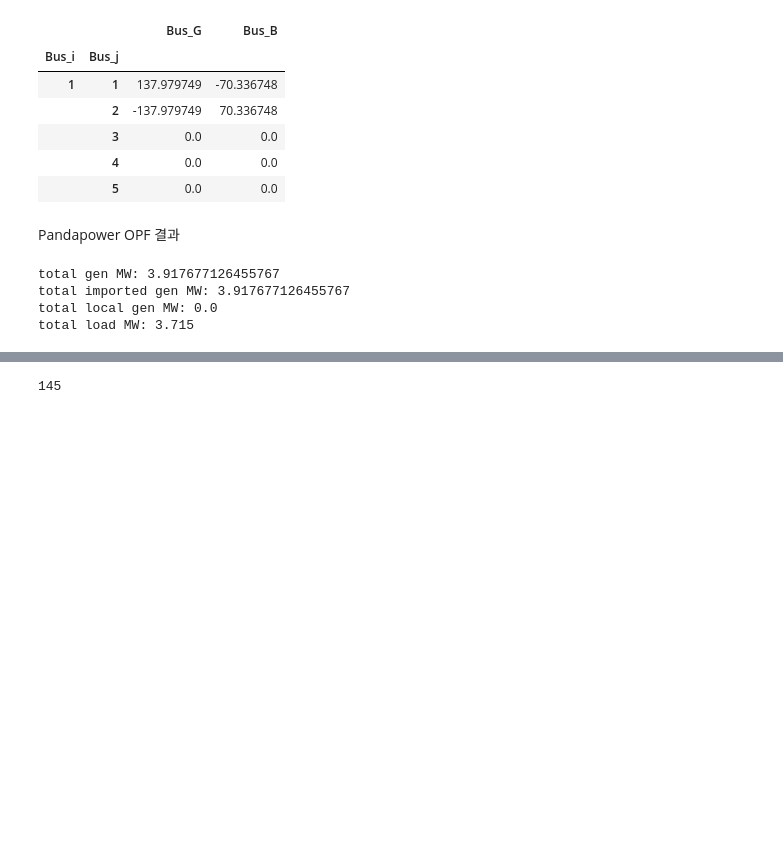
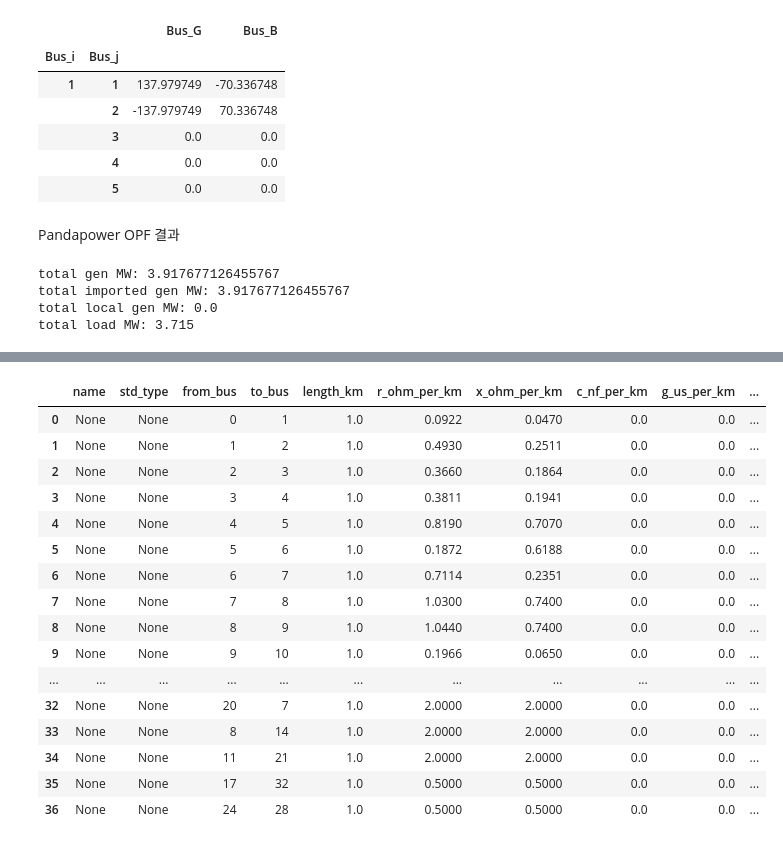
Before and after one commit to kwoong2001/pyomoatoz, a Jupyter notebook: Optimal_Power_Flow/Basic/33_Bus_Case_with_Pandapower/OPF_Case_33bw.ipynb, the cells around one changed output, grey strips where cells are left out. Saved outputs shown, nothing was run; the diff lists cells and outputs as text; code cells hidden in the pictures; blank space fills up the shorter version.

```diff
--- a/Optimal_Power_Flow/Basic/33_Bus_Case_with_Pandapower/OPF_Case_33bw.ipynb
+++ b/Optimal_Power_Flow/Basic/33_Bus_Case_with_Pandapower/OPF_Case_33bw.ipynb
@@ -229,21 +229,23 @@ net.res_line
 | 34 | 0.000000 | 0.000000 | 0.000000 | 0.000000 | 0.000000 | 0.000000 | 0.000000 | 0.000000 | 0.000000 | 0.926885 | ... |
 | 35 | 0.000000 | 0.000000 | 0.000000 | 0.000000 | 0.000000 | 0.000000 | 0.000000 | 0.000000 | 0.000000 | 0.913090 | ... |
 | 36 | 0.000000 | 0.000000 | 0.000000 | 0.000000 | 0.000000 | 0.000000 | 0.000000 | 0.000000 | 0.000000 | 0.969356 | ... |
-# %%
-net = pn.case145()
-#net.shunt['in_service'] = False
-pp.runpp(net,numba=False)
-base_MVA = net._ppc['baseMVA']
-
-if net._ppc['bus'][0][0] == 0:
-    compensation_idx_factor = 1
-else:
-    compensation_idx_factor = 0
-
-for busidx in range(net._ppc['bus'].shape[0]):
-    if net._ppc['bus'][busidx][1] == 3:
-        slack_bus = int(net._ppc['bus'][busidx][0]) + compensation_idx_factor
-
-net.bus.shape[0]
-# %% [output]
-145
+# %%
+net.line
+# %% [output]
+|  | name | std_type | from_bus | to_bus | length_km | r_ohm_per_km | x_ohm_per_km | c_nf_per_km | g_us_per_km | ... |
+| 0 | None | None | 0 | 1 | 1.0 | 0.0922 | 0.0470 | 0.0 | 0.0 | ... |
+| 1 | None | None | 1 | 2 | 1.0 | 0.4930 | 0.2511 | 0.0 | 0.0 | ... |
+| 2 | None | None | 2 | 3 | 1.0 | 0.3660 | 0.1864 | 0.0 | 0.0 | ... |
+| 3 | None | None | 3 | 4 | 1.0 | 0.3811 | 0.1941 | 0.0 | 0.0 | ... |
+| 4 | None | None | 4 | 5 | 1.0 | 0.8190 | 0.7070 | 0.0 | 0.0 | ... |
+| 5 | None | None | 5 | 6 | 1.0 | 0.1872 | 0.6188 | 0.0 | 0.0 | ... |
+| 6 | None | None | 6 | 7 | 1.0 | 0.7114 | 0.2351 | 0.0 | 0.0 | ... |
+| 7 | None | None | 7 | 8 | 1.0 | 1.0300 | 0.7400 | 0.0 | 0.0 | ... |
+| 8 | None | None | 8 | 9 | 1.0 | 1.0440 | 0.7400 | 0.0 | 0.0 | ... |
+| 9 | None | None | 9 | 10 | 1.0 | 0.1966 | 0.0650 | 0.0 | 0.0 | ... |
+| ... | ... | ... | ... | ... | ... | ... | ... | ... | ... | ... |
+| 32 | None | None | 20 | 7 | 1.0 | 2.0000 | 2.0000 | 0.0 | 0.0 | ... |
+| 33 | None | None | 8 | 14 | 1.0 | 2.0000 | 2.0000 | 0.0 | 0.0 | ... |
+| 34 | None | None | 11 | 21 | 1.0 | 2.0000 | 2.0000 | 0.0 | 0.0 | ... |
+| 35 | None | None | 17 | 32 | 1.0 | 0.5000 | 0.5000 | 0.0 | 0.0 | ... |
+| 36 | None | None | 24 | 28 | 1.0 | 0.5000 | 0.5000 | 0.0 | 0.0 | ... |
```
Also changed, not shown: 3 other files.
